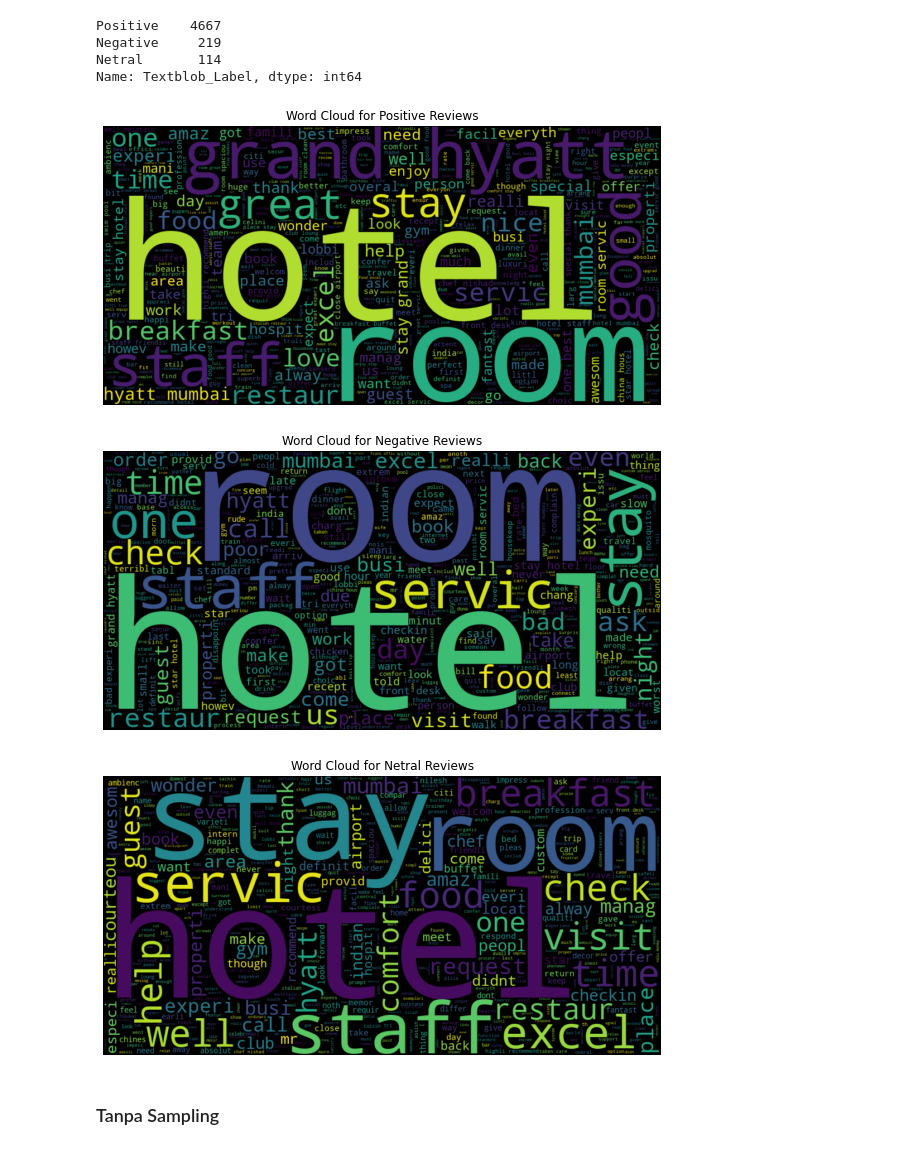
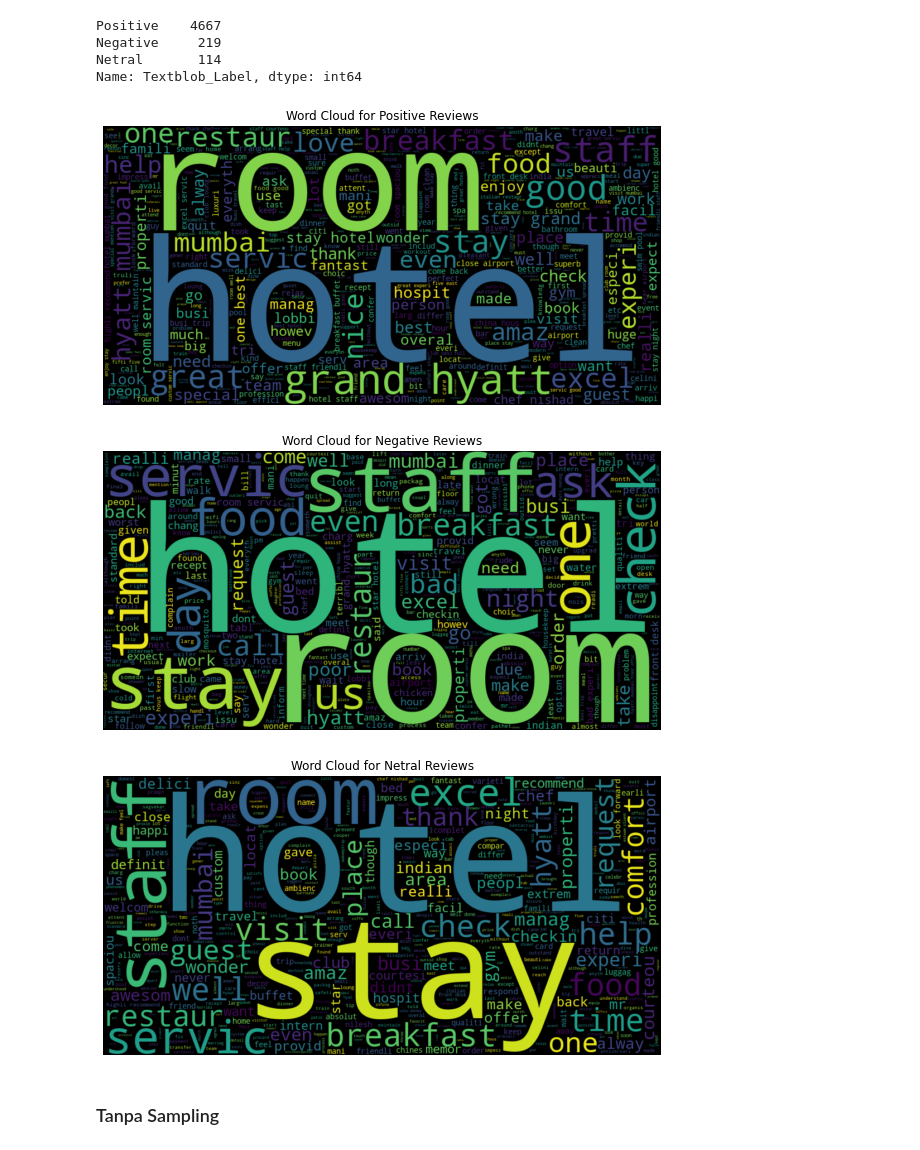
Before and after one commit to mindiputri30/Sentimet-Analisis-Hotel-Review, a Jupyter notebook: sentiment GH Mumbai.ipynb, the cells around one changed output. Cells and saved outputs as stored; diff of their text form; code cells hidden in the pictures.

```diff
--- a/sentiment GH Mumbai.ipynb
+++ b/sentiment GH Mumbai.ipynb
@@ -210,29 +210,27 @@ Negative     219
 Netral       114
 Name: Textblob_Label, dtype: int64
 # %%
-# def generate_wordcloud_tb(df, sentiment_label):
-#     plt.figure(figsize=(10, 10))
+def generate_wordcloud_tb(df, sentiment_label):
+    plt.figure(figsize=(10, 10))
 
-#     sentiment_text = df.loc[df['Textblob_Label'] == sentiment_label, 'Review']
-#     sentiment_text = sentiment_text.str.cat(sep=' ')
+    sentiment_text = df.loc[df['Textblob_Label'] == sentiment_label, 'Review']
+    sentiment_text = sentiment_text.str.cat(sep=' ')
 
-#     wc = WordCloud(width=1000, height=500, max_words=500, min_font_size=5)
-#     wordcloud = wc.generate(sentiment_text)
+    wc = WordCloud(width=1000, height=500, max_words=500, min_font_size=5)
+    wordcloud = wc.generate(sentiment_text)
 
-#     plt.imshow(wordcloud, interpolation='bilinear')
-#     plt.title(f'Word Cloud for {sentiment_label} Reviews')
-#     plt.axis('off')
-#     plt.show()
+    plt.imshow(wordcloud, interpolation='bilinear')
+    plt.title(f'Word Cloud for {sentiment_label} Reviews')
+    plt.axis('off')
+    plt.show()
 
-# # Example usage:
-# # Assuming df is your DataFrame and 'Textblob_Label' contains sentiment labels
-# generate_wordcloud_tb(df, 'Positive')
-# generate_wordcloud_tb(df, 'Negative')
-# generate_wordcloud_tb(df, 'Netral')
+generate_wordcloud_tb(df, 'Positive')
+generate_wordcloud_tb(df, 'Negative')
+generate_wordcloud_tb(df, 'Netral')
 # %% [output]
-[figure, old version]
+[figure, new version]
-[figure, old version]
+[figure, new version]
-[figure, old version]
+[figure, new version]
 # %%
 X = df['Review']
 yTb = df["Textblob_Label"]
```
Also changed, not shown: parts of 9 cells of this notebook, 1 other file.
